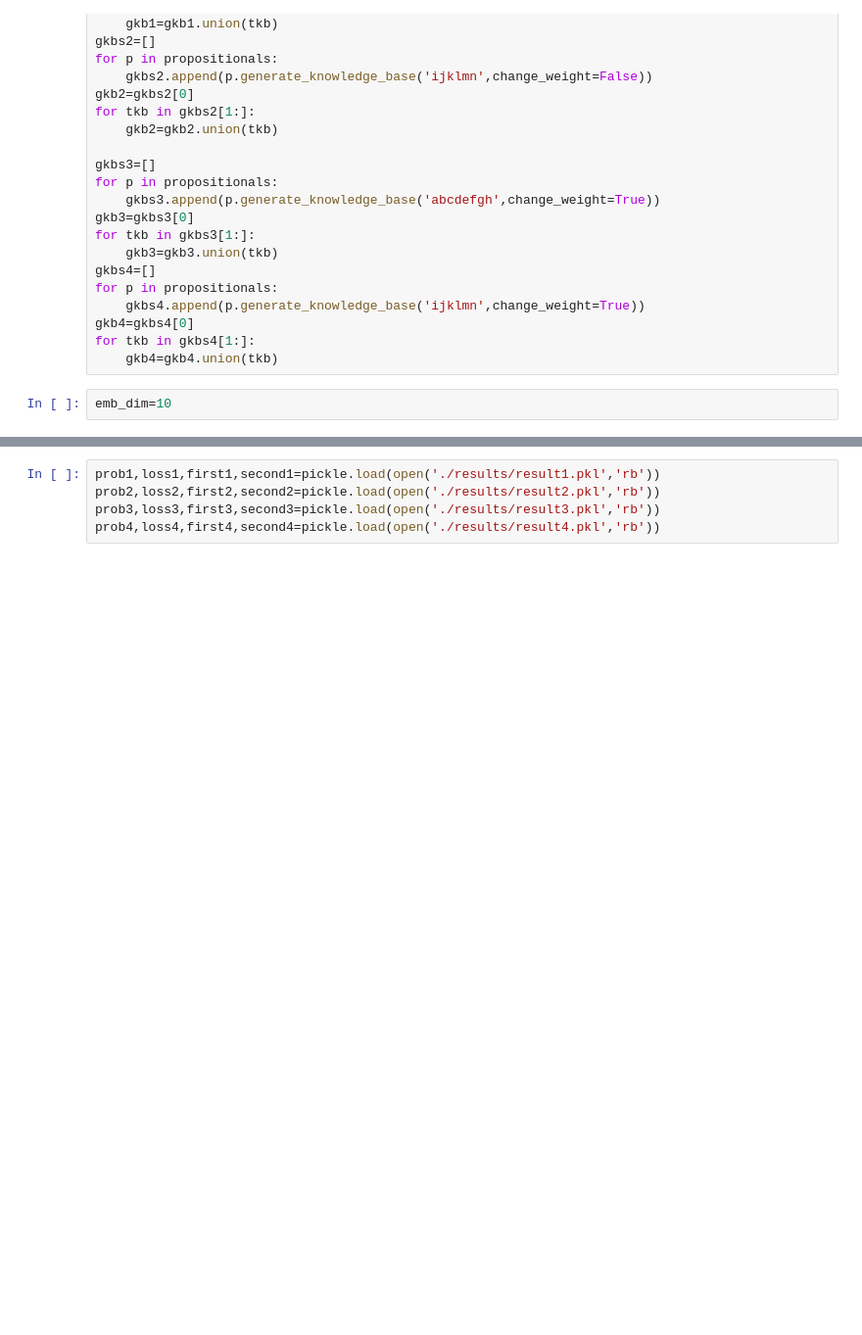
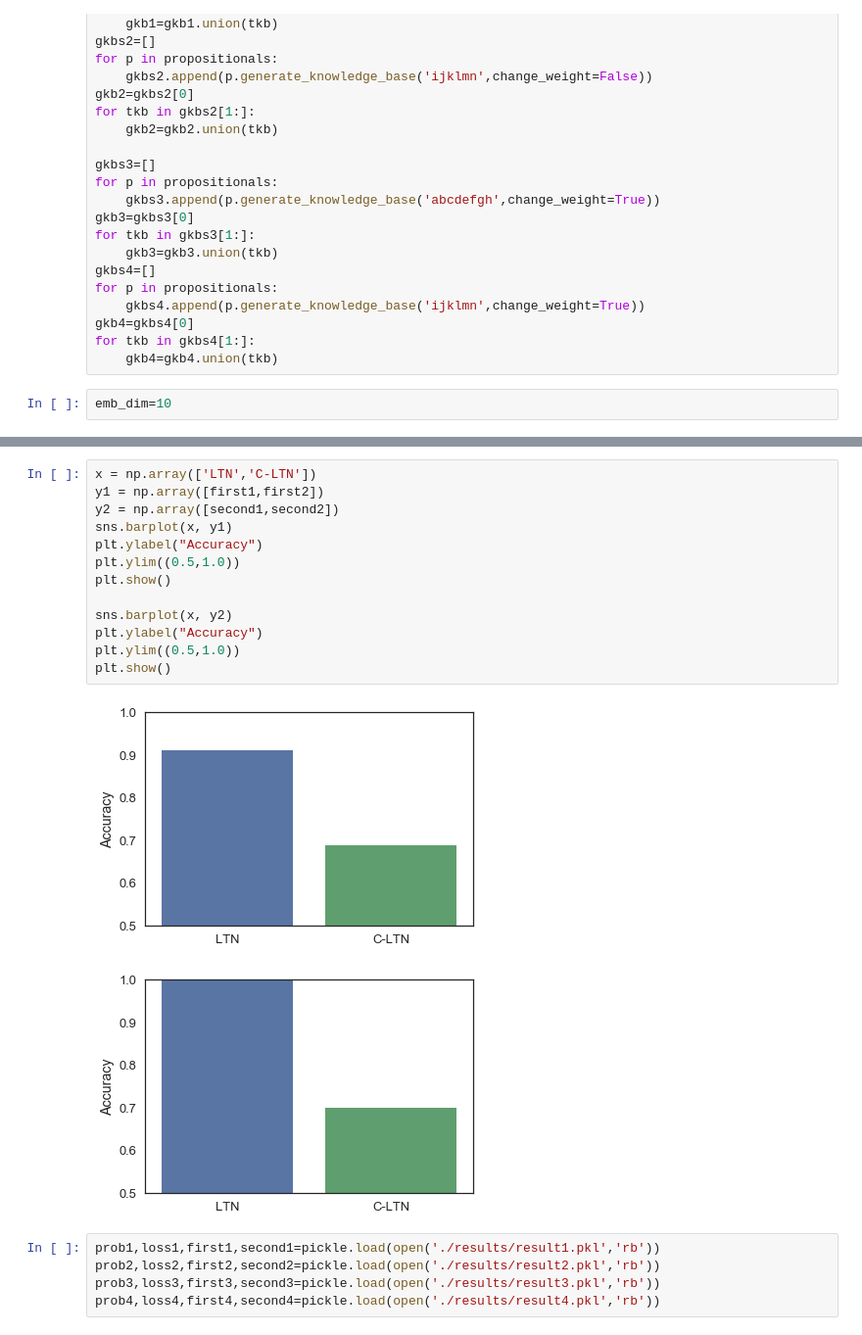
Before and after one commit to Adoni/CSE505, a Jupyter notebook: LTN/main.ipynb, the cells around one changed output, grey strips where cells are left out. Shown at 98% size. Cells and saved outputs as stored; diff of their text form; blank space fills up the shorter version.

```diff
--- a/LTN/main.ipynb
+++ b/LTN/main.ipynb
@@ -115,3 +141,19 @@ pickle.dump((prob4,loss4,first4,second4), open( "./results/result4.pkl", "wb" )
+# %%
+x = np.array(['LTN','C-LTN'])
+y1 = np.array([first1,first2])
+y2 = np.array([second1,second2])
+sns.barplot(x, y1)
+plt.ylabel("Accuracy")
+plt.ylim((0.5,1.0))
+plt.show()
+
+sns.barplot(x, y2)
+plt.ylabel("Accuracy")
+plt.ylim((0.5,1.0))
+plt.show()
+# %% [output]
+[figure, added]
+[figure, added]
 # %%
 prob1,loss1,first1,second1=pickle.load(open('./results/result1.pkl','rb'))
 prob2,loss2,first2,second2=pickle.load(open('./results/result2.pkl','rb'))
```
Also changed, not shown: parts of 15 cells of this notebook, 26 other files.
